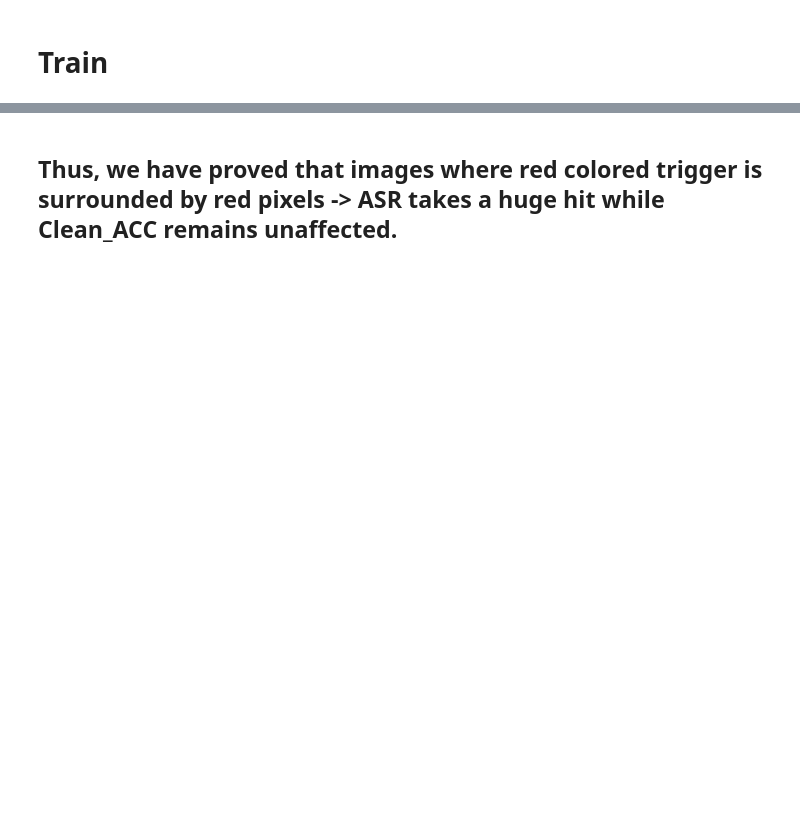
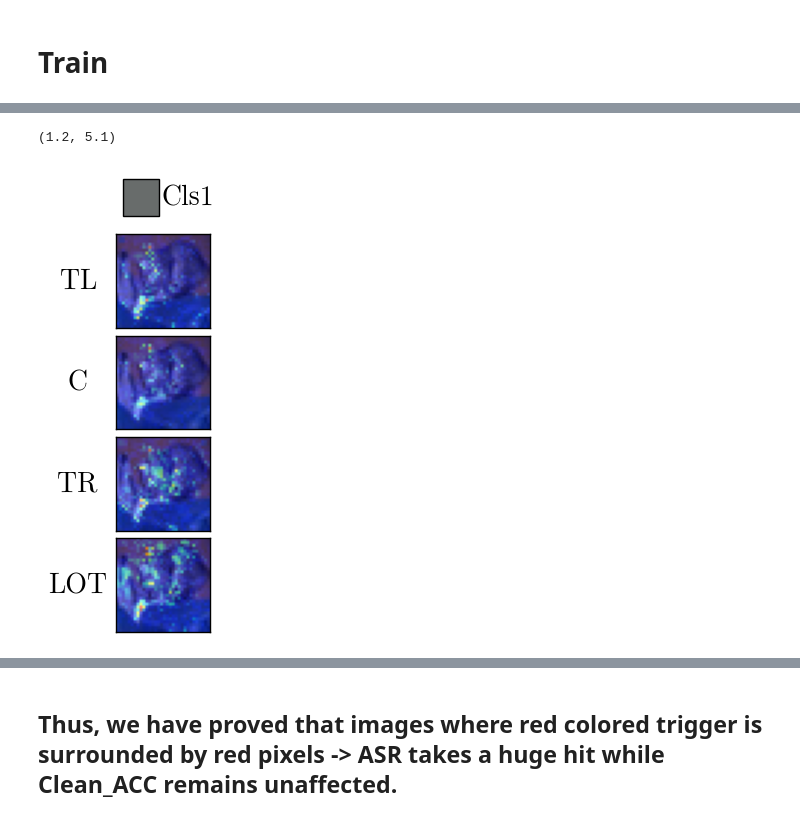
Before and after one commit to nishant-ingle/backdoors, a Jupyter notebook: pixel-resnet18-location.ipynb, the cells around one changed output, grey strips where cells are left out. Cells and saved outputs as stored; diff of their text form; code cells hidden in the pictures; blank space fills up the shorter version.

```diff
--- a/pixel-resnet18-location.ipynb
+++ b/pixel-resnet18-location.ipynb
@@ -879,5 +1015,5 @@ locations
 # %%
-test_dataset.location = locations[0]
+test_dataset.location = locations[1]
 # %%
 import matplotlib.pyplot as plt
 import matplotlib.font_manager as fm
@@ -1249,7 +1411,7 @@ import torch
 from matplotlib.patches import Rectangle
 
 font_path = 'latexfont.otf'
-font10 = fm.FontProperties(fname=font_path, size=14)
+font10 = fm.FontProperties(fname=font_path, size=20)
 plt.rcParams['pdf.fonttype'] = 42
 
 def _torch_rgb_to_mpl(rgb_t: torch.Tensor):
@@ -1361,36 +1523,39 @@ def plot_images_with_scores(
     )
 
     hax.text(0.2 + square_w + 0.015, 0.60,
              header_title, ha='left', va='center',
              fontproperties=font10)
 
     # --- Row labels WITHOUT overlap ---
     # FIX 2: Position labels to the left with ha='right' to avoid overlap
     fig.canvas.draw()
 
     x_label = left_margin - 0.01  # Position just left of the margin
     if row_labels:
         for r in range(min(rows, len(row_labels))):
             pos = axs[r][0].get_position()
             y = 0.5 * (pos.y0 + pos.y1)
             fig.text(x_label, y, row_labels[r], ha="right", va="center",
                      fontproperties=font10)
 
     plt.savefig(f'xai_{header_title}.pdf', bbox_inches='tight')
     plt.show()
 
 plot_images_with_scores(
     xai_images,
     xai_labels,
     image_size_cm=1.2,
     gap_cm=0.1,
     columns_per_row=image_count,
     title='',
-    header_title='Cls14',
-    header_rgb=col_dict['Cluster 14'],
-    row_labels=('C', 'TR', 'LOT')
+    header_title='Cls1',
+    header_rgb=col_dict['Cluster 1'],
+    row_labels=('TL', 'C', 'TR', 'LOT')
     # row_labels=()
 )
+# %% [output]
+(1.2, 5.1)
+[figure, added]
 # %%
 idx = 1
 test_dataset.color = colors[idx]
```
Also changed, not shown: parts of 55 cells of this notebook.
